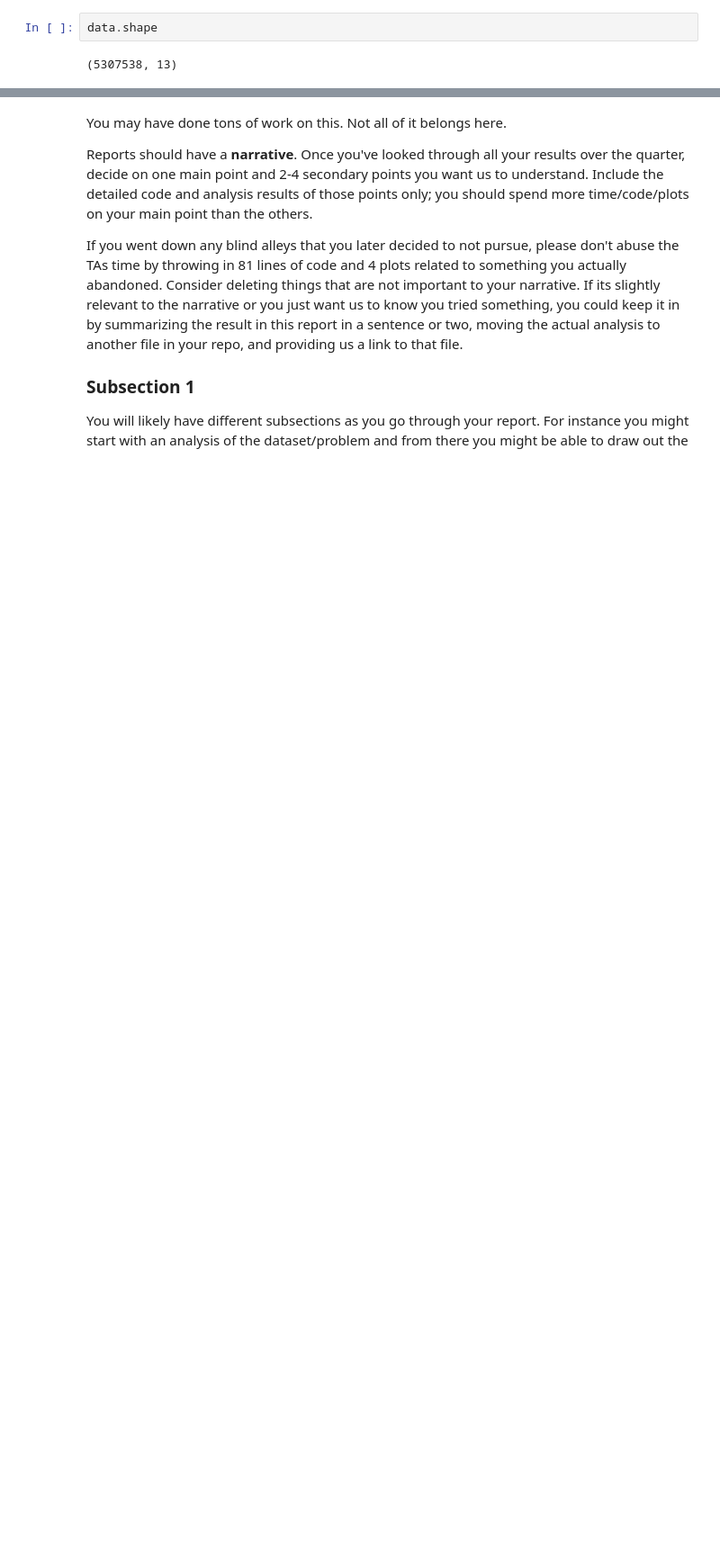
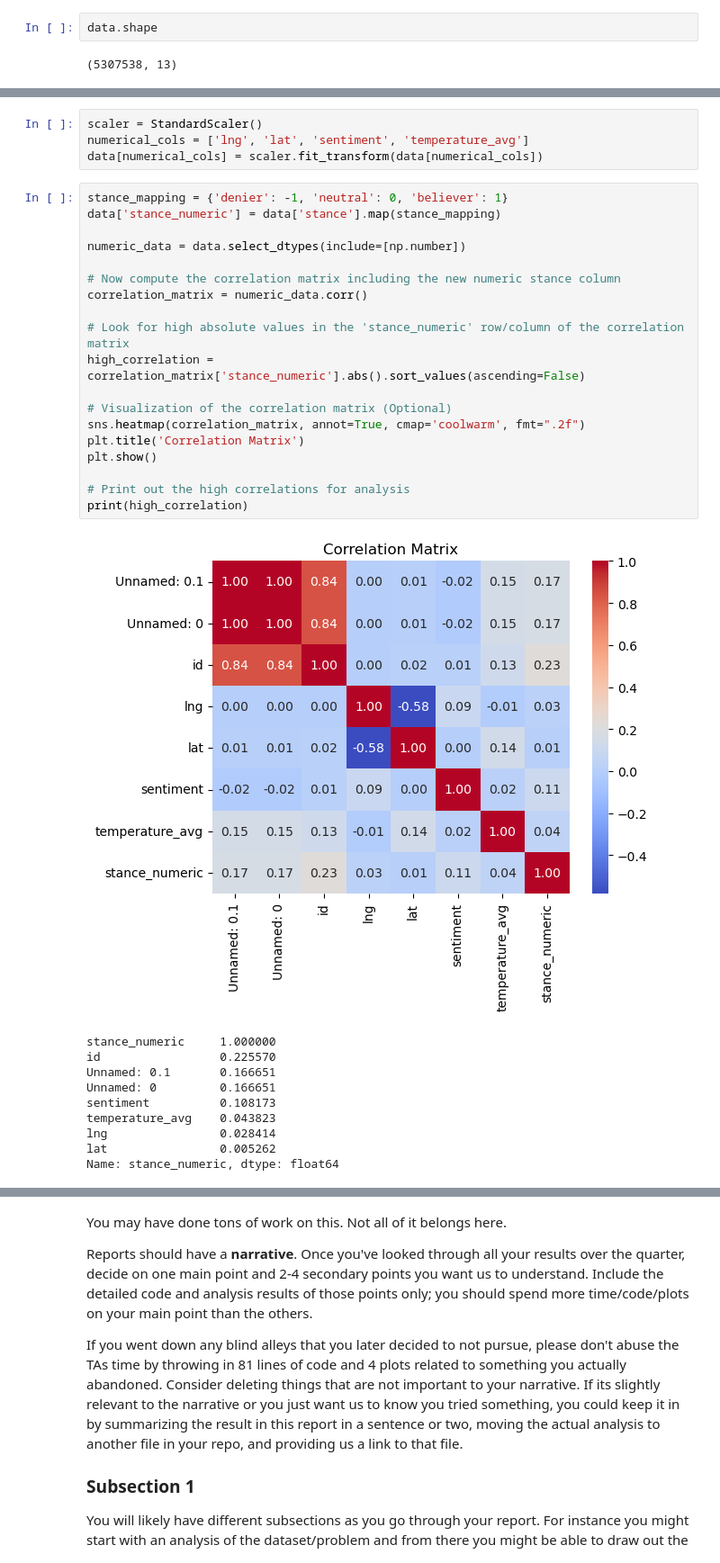
Before and after one commit to Kisha-H/Group-YAQ, a Jupyter notebook: FinalProject_groupXXX.ipynb, the cells around one changed output, grey strips where cells are left out. Shown at 90% size. Saved outputs shown, nothing was run; the diff lists cells and outputs as text; blank space fills up the shorter version.

Commit message:
Correlation Analysis

```diff
--- a/FinalProject_groupXXX.ipynb
+++ b/FinalProject_groupXXX.ipynb
@@ -163,0 +184,34 @@ data.shape
+# %%
+scaler = StandardScaler()
+numerical_cols = ['lng', 'lat', 'sentiment', 'temperature_avg']
+data[numerical_cols] = scaler.fit_transform(data[numerical_cols])
+# %%
+stance_mapping = {'denier': -1, 'neutral': 0, 'believer': 1}
+data['stance_numeric'] = data['stance'].map(stance_mapping)
+
+numeric_data = data.select_dtypes(include=[np.number])
+
+# Now compute the correlation matrix including the new numeric stance column
+correlation_matrix = numeric_data.corr()
+
+# Look for high absolute values in the 'stance_numeric' row/column of the correlation matrix
+high_correlation = correlation_matrix['stance_numeric'].abs().sort_values(ascending=False)
+
+# Visualization of the correlation matrix (Optional)
+sns.heatmap(correlation_matrix, annot=True, cmap='coolwarm', fmt=".2f")
+plt.title('Correlation Matrix')
+plt.show()
+
+# Print out the high correlations for analysis
+print(high_correlation)
+# %% [output]
+[figure, added]
+stance_numeric     1.000000
+id                 0.225570
+Unnamed: 0.1       0.166651
+Unnamed: 0         0.166651
+sentiment          0.108173
+temperature_avg    0.043823
+lng                0.028414
+lat                0.005262
+Name: stance_numeric, dtype: float64
```
Also changed, not shown: parts of 5 cells of this notebook.
